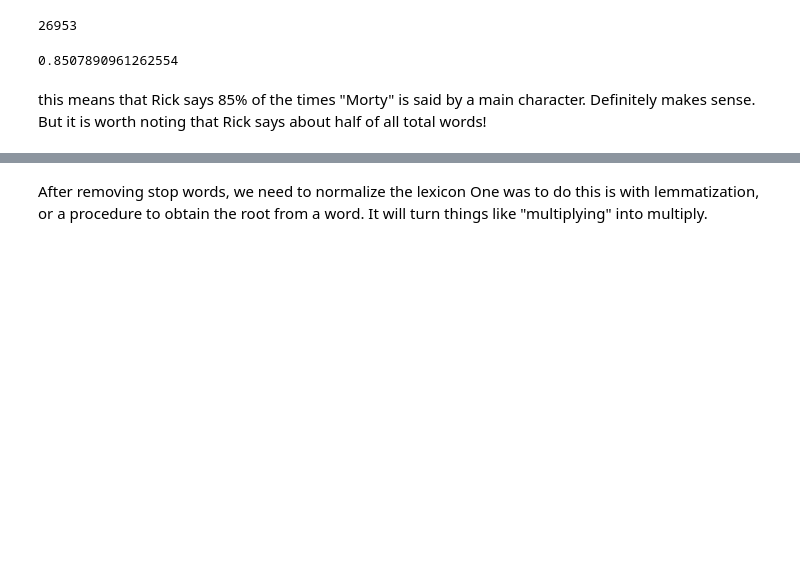
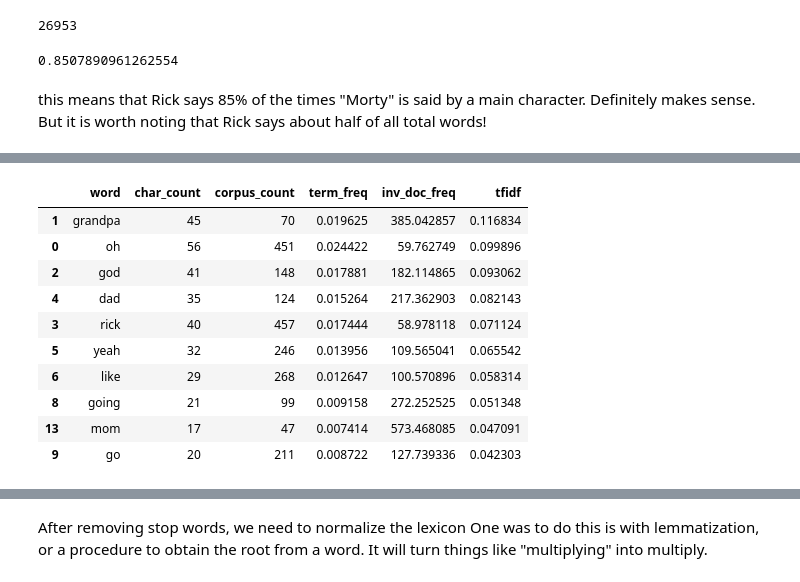
Before and after one commit to mccormd1/RandM_Transcript_Sentiment_Analysis, a Jupyter notebook: RandM_Words_and_NLP.ipynb, the cells around one changed output, grey strips where cells are left out. Saved outputs shown, nothing was run; the diff lists cells and outputs as text; code cells hidden in the pictures; blank space fills up the shorter version.

```diff
--- a/RandM_Words_and_NLP.ipynb
+++ b/RandM_Words_and_NLP.ipynb
@@ -957,0 +1021,15 @@ def tfidf():
+# %%
+summer=tfidf(Summerfreq,corpusfreq,100)
+summer.sort_values('tfidf',ascending=False).head(10)
+# %% [output]
+|  | word | char_count | corpus_count | term_freq | inv_doc_freq | tfidf |
+| 1 | grandpa | 45 | 70 | 0.019625 | 385.042857 | 0.116834 |
+| 0 | oh | 56 | 451 | 0.024422 | 59.762749 | 0.099896 |
+| 2 | god | 41 | 148 | 0.017881 | 182.114865 | 0.093062 |
+| 4 | dad | 35 | 124 | 0.015264 | 217.362903 | 0.082143 |
+| 3 | rick | 40 | 457 | 0.017444 | 58.978118 | 0.071124 |
+| 5 | yeah | 32 | 246 | 0.013956 | 109.565041 | 0.065542 |
+| 6 | like | 29 | 268 | 0.012647 | 100.570896 | 0.058314 |
+| 8 | going | 21 | 99 | 0.009158 | 272.252525 | 0.051348 |
+| 13 | mom | 17 | 47 | 0.007414 | 573.468085 | 0.047091 |
+| 9 | go | 20 | 211 | 0.008722 | 127.739336 | 0.042303 |
```
Also changed, not shown: parts of 24 cells of this notebook.
